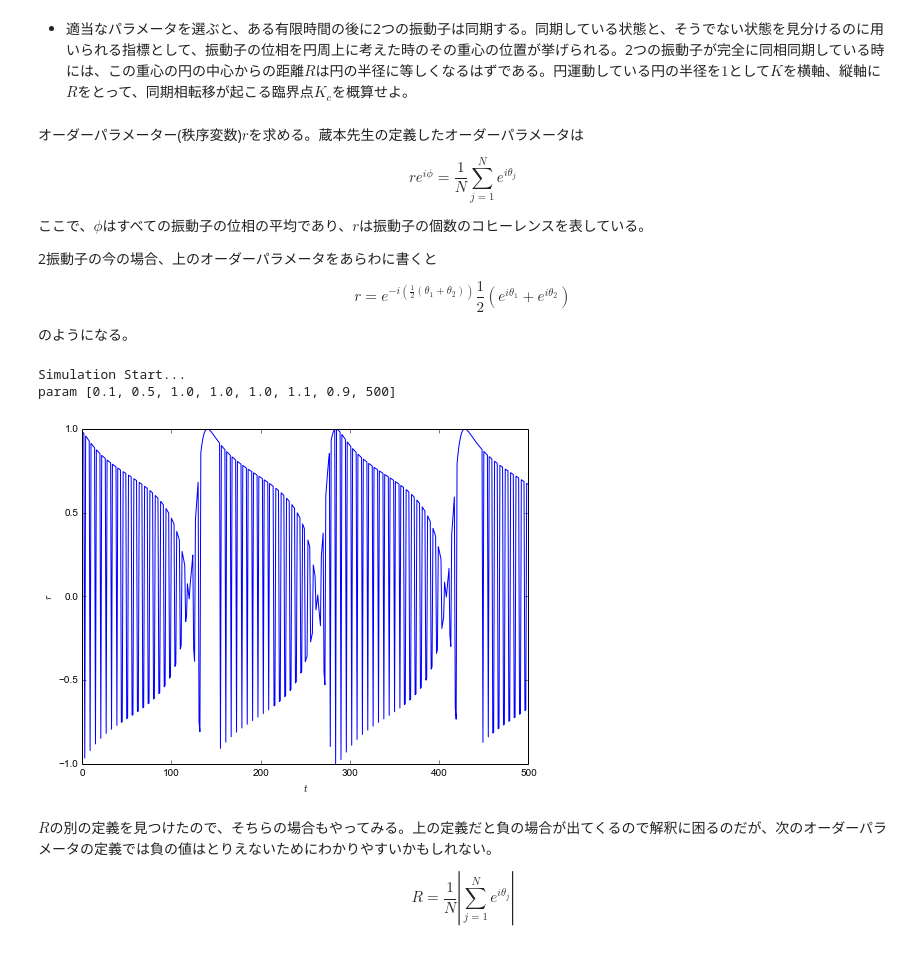
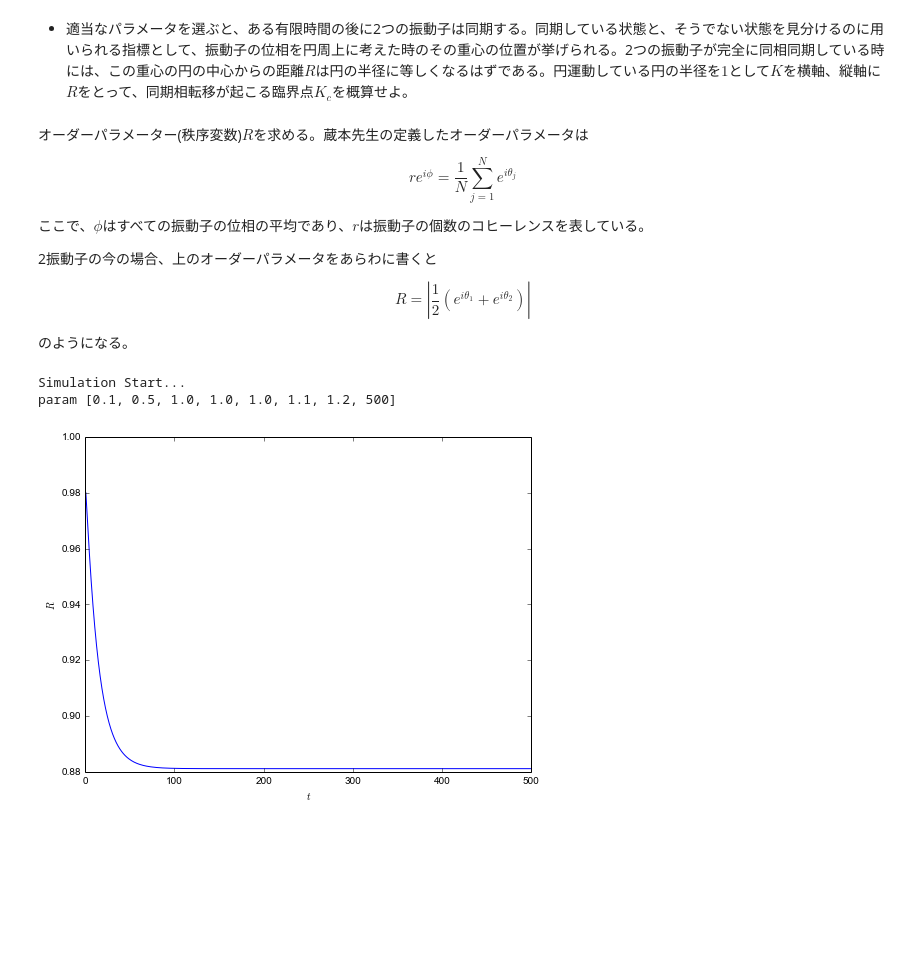
Before and after one commit to ssh0/butsuzemi2015, a Jupyter notebook: 課題解答例.ipynb, the cells around one changed output. Cells and saved outputs as stored; diff of their text form; code cells hidden in the pictures; blank space fills up the shorter version.

```diff
--- a/課題解答例.ipynb
+++ b/課題解答例.ipynb
@@ -21,6 +21,7 @@ import numpy as np
 pi = np.pi
 sin = np.sin
 exp = np.exp
+h = 0.1
 
 def pipi(rad):
     return (rad + pi) % (2*pi) - pi
@@ -127,7 +128,7 @@ param [0.1, 0.5, 1.0, 1.0, 1.0, 1.1, 0.9, 100]
 # %% [markdown]
 - 適当なパラメータを選ぶと、ある有限時間の後に2つの振動子は同期する。同期している状態と、そうでない状態を見分けるのに用いられる指標として、振動子の位相を円周上に考えた時のその重心の位置が挙げられる。2つの振動子が完全に同相同期している時には、この重心の円の中心からの距離$R$は円の半径に等しくなるはずである。円運動している円の半径を$1$として$K$を横軸、縦軸に$R$をとって、同期相転移が起こる臨界点$K_{c}$を概算せよ。
 # %% [markdown]
-オーダーパラメーター(秩序変数)$r$を求める。蔵本先生の定義したオーダーパラメータは
+オーダーパラメーター(秩序変数)$R$を求める。蔵本先生の定義したオーダーパラメータは
 
 $$re^{i\phi} = \frac{1}{N}\sum_{j=1}^{N} e^{i\theta_{j}}$$
 
@@ -135,28 +136,23 @@ $$re^{i\phi} = \frac{1}{N}\sum_{j=1}^{N} e^{i\theta_{j}}$$
 
 2振動子の今の場合、上のオーダーパラメータをあらわに書くと
 
-$$r = e^{-i\left(\frac{1}{2}(\theta_{1} + \theta_{2})\right)} \frac{1}{2} (e^{i\theta_{1}} + e^{i\theta_{2}})$$
+$$R = \left| \frac{1}{2} (e^{i\theta_{1}} + e^{i\theta_{2}}) \right|$$
 
 のようになる。
 # %%
-def order_parameter(theta1, theta2, omega, K, T):
+def order_parameter2(theta1, theta2, omega, K, T):
     fig = plt.figure(figsize=(8, 6))
     ax = fig.add_subplot(111)
     th1 = np.array(map(pipi, theta1[0]))
     th2 = np.array(map(pipi, theta2[0]))
-    phi = np.array(map(pipi, (th1 + th2)/2.))
-    r = 0.5 * exp(-1j*phi) * (exp(1j*th1) + exp(1j*th2))
-    ax.plot(range(T), r)
+    R = abs(0.5 * (exp(1j*th1) + exp(1j*th2)))
+    ax.plot(range(T), R)
     ax.set_xlabel(r'$t$')
-    ax.set_ylabel(r'$r$')
+    ax.set_ylabel(r'$R$')
     plt.show()
 
-master(order_parameter)
+master(order_parameter2)
 # %% [output]
 Simulation Start...
-param [0.1, 0.5, 1.0, 1.0, 1.0, 1.1, 0.9, 500]
+param [0.1, 0.5, 1.0, 1.0, 1.0, 1.1, 1.2, 500]
-[figure, old version]
+[figure, new version]
-# %% [markdown]
-$R$の別の定義を見つけたので、そちらの場合もやってみる。上の定義だと負の場合が出てくるので解釈に困るのだが、次のオーダーパラメータの定義では負の値はとりえないためにわかりやすいかもしれない。
-
-$$R = \frac{1}{N}\left|\sum_{j=1}^{N}e^{i\theta_{j}}\right|$$
```
Also changed, not shown: parts of 6 cells of this notebook, 1 other file.
